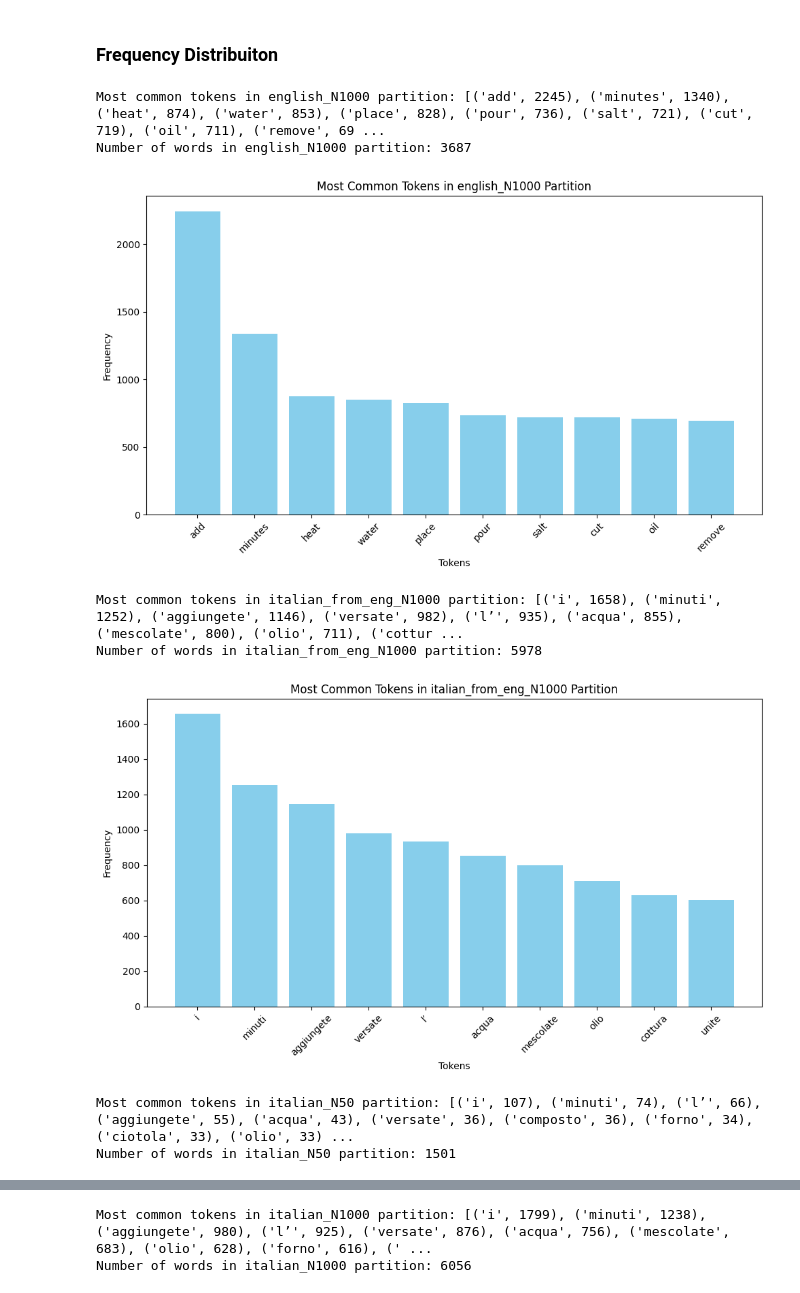
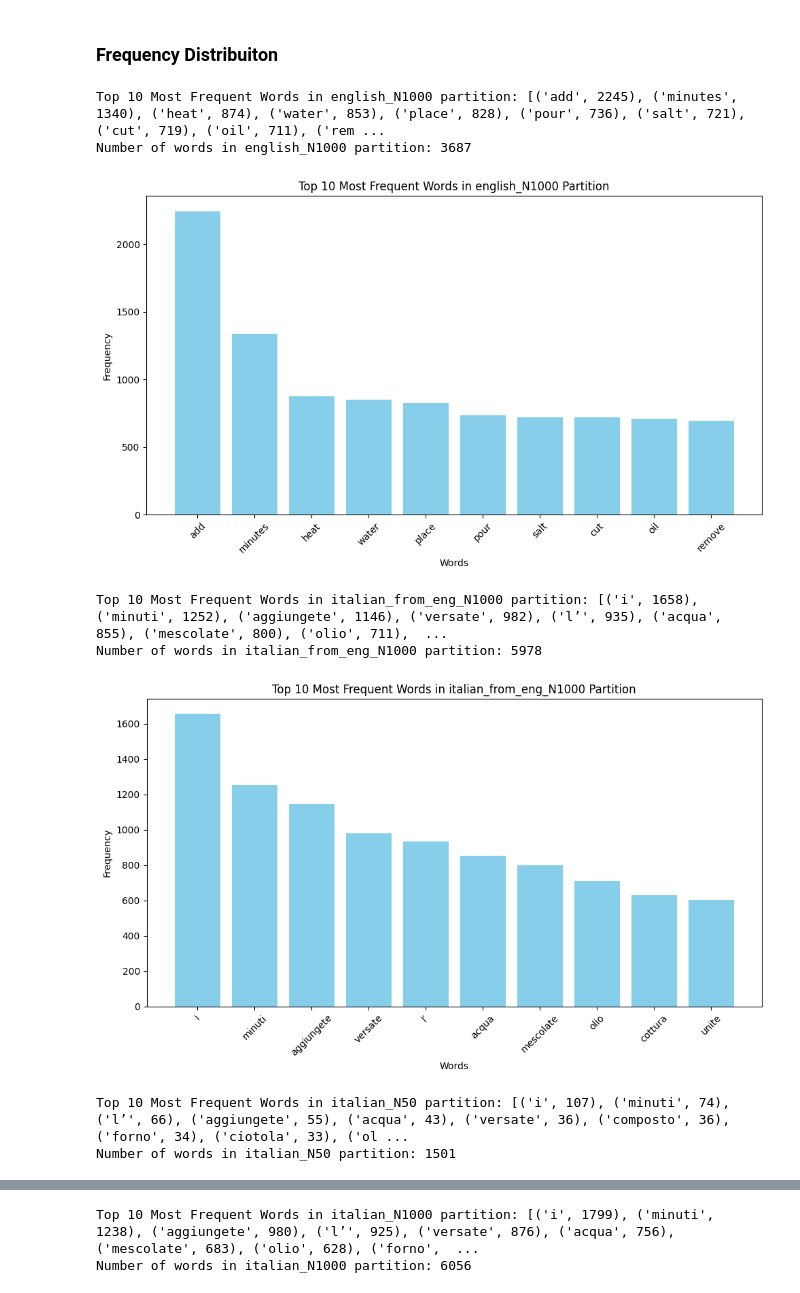
Before and after one commit to christianmoiola/MMTRC, a Jupyter notebook: dataset_analysis.ipynb, the cells around one changed output, grey strips where cells are left out. Drawn from its saved outputs; the diff is of its cells as text; code cells hidden in the pictures.

```diff
--- a/dataset_analysis.ipynb
+++ b/dataset_analysis.ipynb
@@ -212,40 +212,40 @@ def frequency_distribution(dataset):
     return token_counter
 
 
 def plot_most_common(counter: Counter, x: int = 10, title: str = "Most Common Tokens"):
     """
     Plots the top `x` most common elements in a Counter object.
 
     Parameters:
         counter (Counter): A collections.Counter object with frequencies.
         x (int): Number of most common elements to display.
         title (str): Title of the plot.
     """
     most_common = counter.most_common(x)
     tokens = [item[0] for item in most_common]
     counts = [item[1] for item in most_common]
 
     plt.figure(figsize=(10, 6))
     plt.bar(tokens, counts, color='skyblue')
     plt.title(title)
-    plt.xlabel("Tokens")
+    plt.xlabel("Words")
     plt.ylabel("Frequency")
     plt.xticks(rotation=45)
     plt.tight_layout()
     plt.show()
 
 
 for name, partition in dataset.items():
     freq_dist = frequency_distribution(partition)
-    print(f"Most common tokens in {name} partition: {freq_dist.most_common(10)}")
+    print(f"Top 10 Most Frequent Words in {name} partition: {freq_dist.most_common(10)}")
     print(f"Number of words in {name} partition: {len(freq_dist)}")
-    plot_most_common(freq_dist, x=10, title=f"Most Common Tokens in {name} Partition")
+    plot_most_common(freq_dist, x=10, title=f"Top 10 Most Frequent Words in {name} Partition")
 # %% [output]
-Most common tokens in english_N1000 partition: [('add', 2245), ('minutes', 1340), ('heat', 874), ('water', 853), ('place', 828), ('pour', 736), ('salt', 721), ('cut', 719), ('oil', 711), ('remove', 69 ...
+Top 10 Most Frequent Words in english_N1000 partition: [('add', 2245), ('minutes', 1340), ('heat', 874), ('water', 853), ('place', 828), ('pour', 736), ('salt', 721), ('cut', 719), ('oil', 711), ('rem ...
 Number of words in english_N1000 partition: 3687
-[figure, old version]
+[figure, new version]
-Most common tokens in italian_from_eng_N1000 partition: [('i', 1658), ('minuti', 1252), ('aggiungete', 1146), ('versate', 982), ('l’', 935), ('acqua', 855), ('mescolate', 800), ('olio', 711), ('cottur ...
+Top 10 Most Frequent Words in italian_from_eng_N1000 partition: [('i', 1658), ('minuti', 1252), ('aggiungete', 1146), ('versate', 982), ('l’', 935), ('acqua', 855), ('mescolate', 800), ('olio', 711),  ...
 Number of words in italian_from_eng_N1000 partition: 5978
-[figure, old version]
+[figure, new version]
-Most common tokens in italian_N50 partition: [('i', 107), ('minuti', 74), ('l’', 66), ('aggiungete', 55), ('acqua', 43), ('versate', 36), ('composto', 36), ('forno', 34), ('ciotola', 33), ('olio', 33) ...
+Top 10 Most Frequent Words in italian_N50 partition: [('i', 107), ('minuti', 74), ('l’', 66), ('aggiungete', 55), ('acqua', 43), ('versate', 36), ('composto', 36), ('forno', 34), ('ciotola', 33), ('ol ...
 Number of words in italian_N50 partition: 1501
@@ -253,2 +253,2 @@ Number of words in italian_N50 partition: 1501
-Most common tokens in italian_N1000 partition: [('i', 1799), ('minuti', 1238), ('aggiungete', 980), ('l’', 925), ('versate', 876), ('acqua', 756), ('mescolate', 683), ('olio', 628), ('forno', 616), (' ...
+Top 10 Most Frequent Words in italian_N1000 partition: [('i', 1799), ('minuti', 1238), ('aggiungete', 980), ('l’', 925), ('versate', 876), ('acqua', 756), ('mescolate', 683), ('olio', 628), ('forno',  ...
 Number of words in italian_N1000 partition: 6056
```
Also changed, not shown: parts of 1 cell of this notebook.
